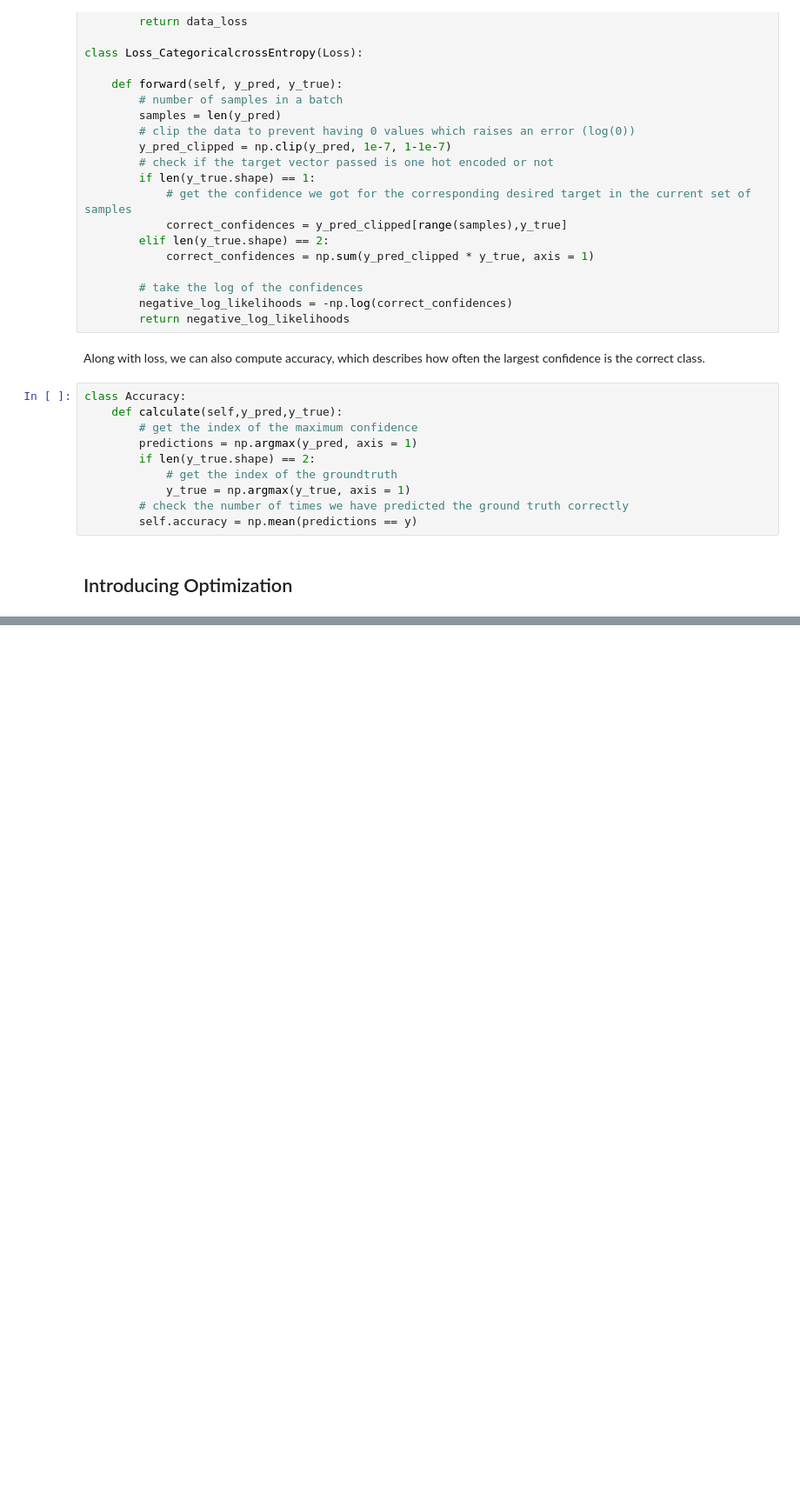
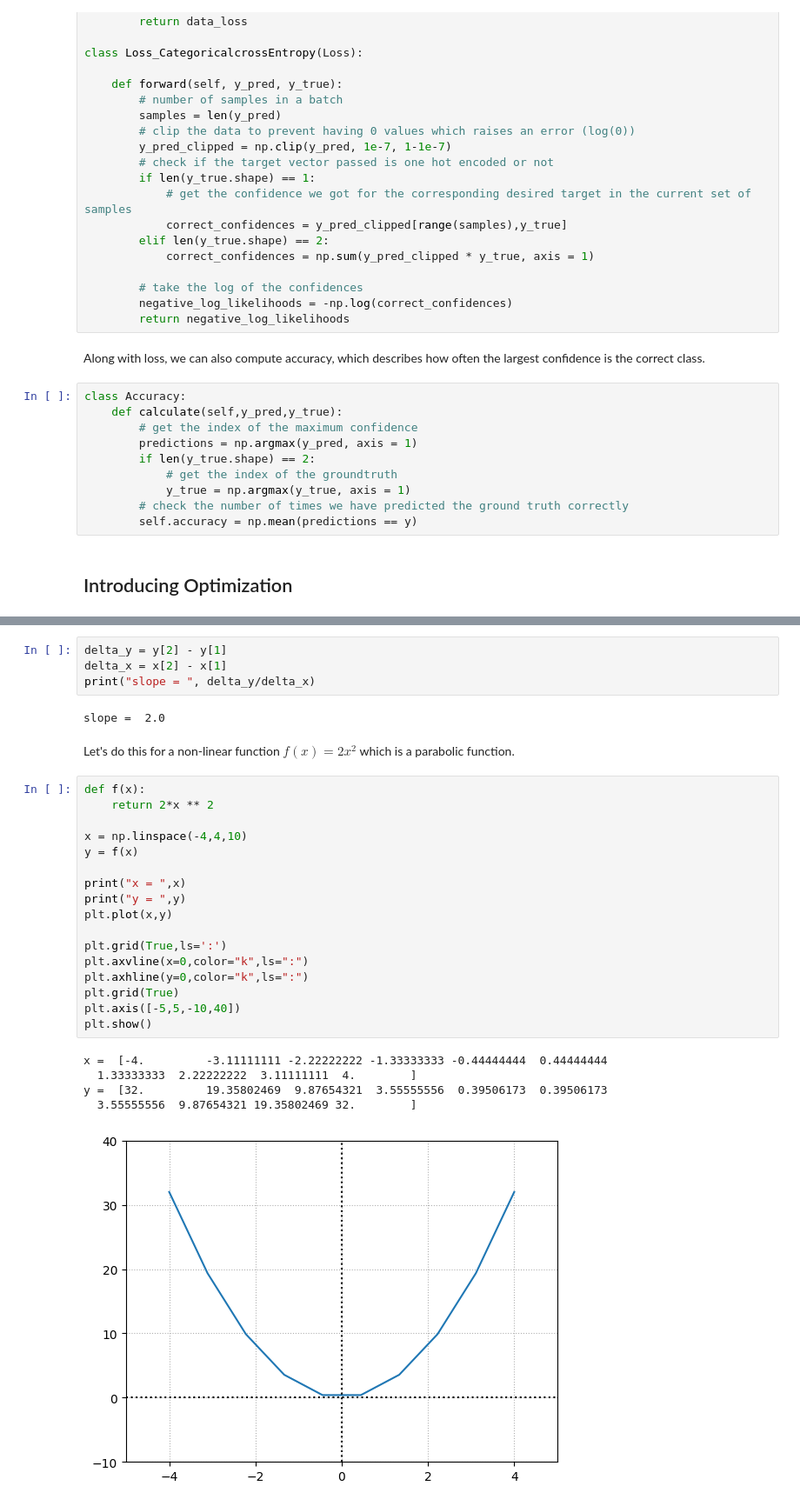
Before and after one commit to deva-k/dev-analytics, a Jupyter notebook: book/deep_learning.ipynb, the cells around one changed output, grey strips where cells are left out. Shown at 87% size. Saved outputs shown, nothing was run; the diff lists cells and outputs as text; blank space fills up the shorter version.

```diff
--- a/book/deep_learning.ipynb
+++ b/book/deep_learning.ipynb
@@ -1262,0 +1310,31 @@ class Accuracy:
+# %%
+delta_y = y[2] - y[1]
+delta_x = x[2] - x[1]
+print("slope = ", delta_y/delta_x)
+# %% [output]
+slope =  2.0
+# %% [markdown]
+Let's do this for a non-linear function $f(x) = 2x^2$ which is a parabolic function.
+# %%
+def f(x):
+    return 2*x ** 2
+
+x = np.linspace(-4,4,10)
+y = f(x)
+
+print("x = ",x)
+print("y = ",y)
+plt.plot(x,y)
+
+plt.grid(True,ls=':')
+plt.axvline(x=0,color="k",ls=":")
+plt.axhline(y=0,color="k",ls=":")
+plt.grid(True)
+plt.axis([-5,5,-10,40])
+plt.show()
+# %% [output]
+x =  [-4.         -3.11111111 -2.22222222 -1.33333333 -0.44444444  0.44444444
+  1.33333333  2.22222222  3.11111111  4.        ]
+y =  [32.         19.35802469  9.87654321  3.55555556  0.39506173  0.39506173
+  3.55555556  9.87654321 19.35802469 32.        ]
+[figure, added]
```
Also changed, not shown: parts of 17 cells of this notebook.
